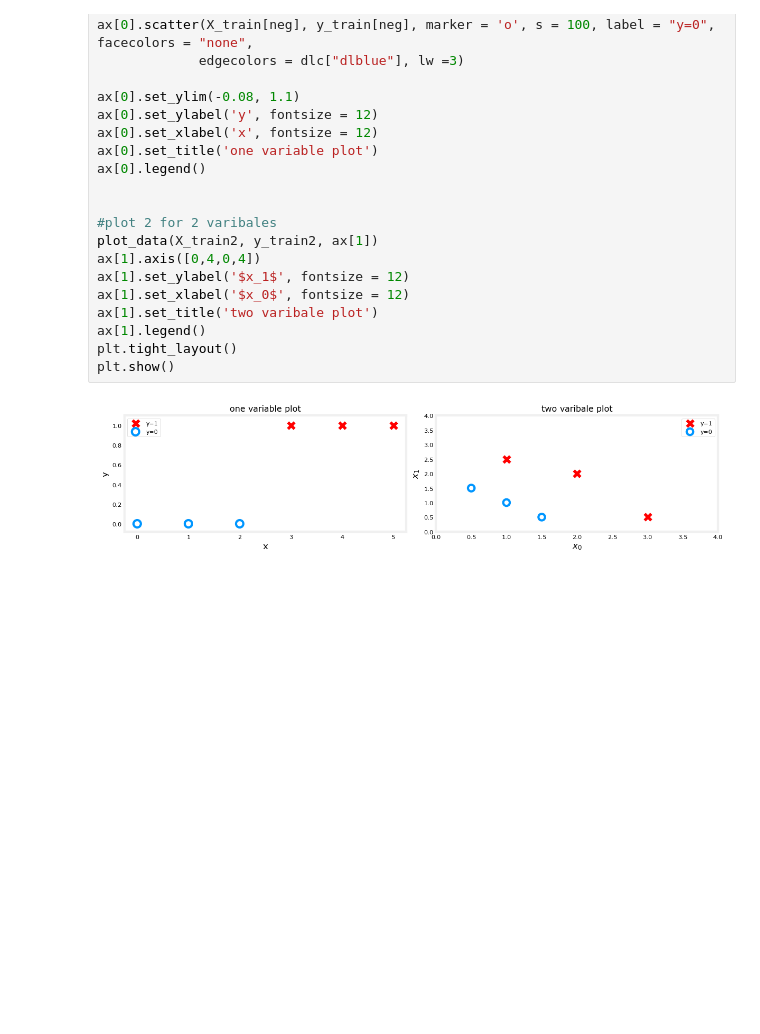
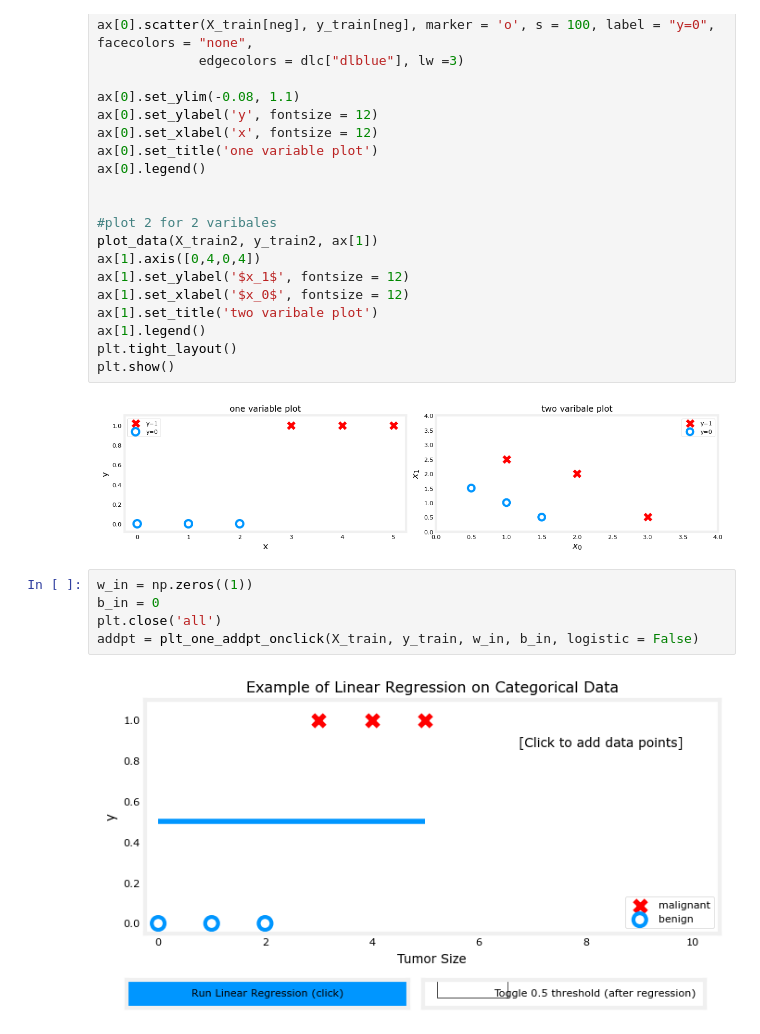
Before and after one commit to amansingh202/python_learning, a Jupyter notebook: Week3_classification_lab01.ipynb, the cells around one changed output. Cells and saved outputs as stored; diff of their text form; blank space fills up the shorter version.

```diff
--- a/Week3_classification_lab01.ipynb
+++ b/Week3_classification_lab01.ipynb
@@ -43,3 +43,10 @@ plt.tight_layout()
 plt.show()
 # %% [output]
 [figure]
+# %%
+w_in = np.zeros((1))
+b_in = 0
+plt.close('all')
+addpt = plt_one_addpt_onclick(X_train, y_train, w_in, b_in, logistic = False)
+# %% [output]
+[figure, added]
```
